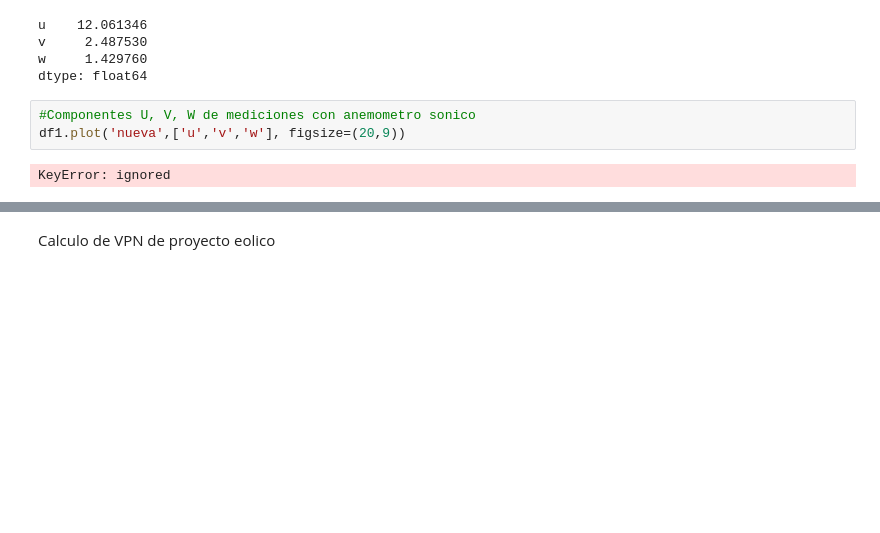
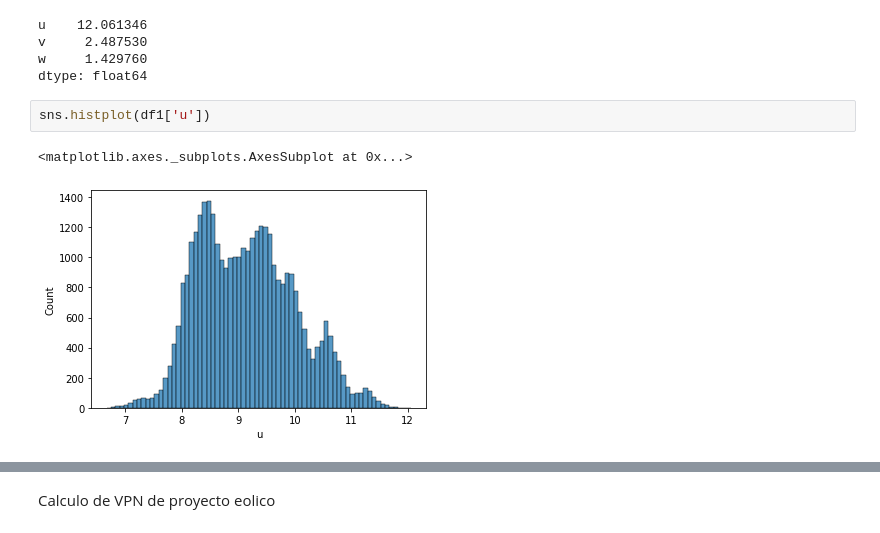
Before and after one commit to mteoraso/ML_Practice, a Jupyter notebook: Untitled50.ipynb, the cells around one changed output, grey strips where cells are left out. Drawn from its saved outputs; the diff is of its cells as text; blank space fills up the shorter version.

```diff
--- a/Untitled50.ipynb
+++ b/Untitled50.ipynb
@@ -150,8 +150,8 @@ u    12.061346
 v     2.487530
 w     1.429760
 dtype: float64
-# %%
-#Componentes U, V, W de mediciones con anemometro sonico
-df1.plot('nueva',['u','v','w'], figsize=(20,9))
-# %% [output]
-KeyError: ignored
+# %%
+sns.histplot(df1['u'])
+# %% [output]
+<matplotlib.axes._subplots.AxesSubplot at 0x...>
+[figure, added]
```
Also changed, not shown: parts of 2 cells of this notebook.
